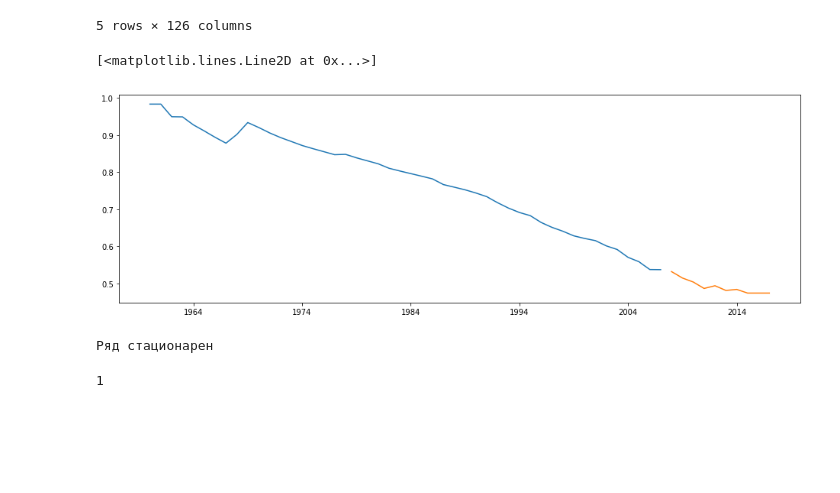
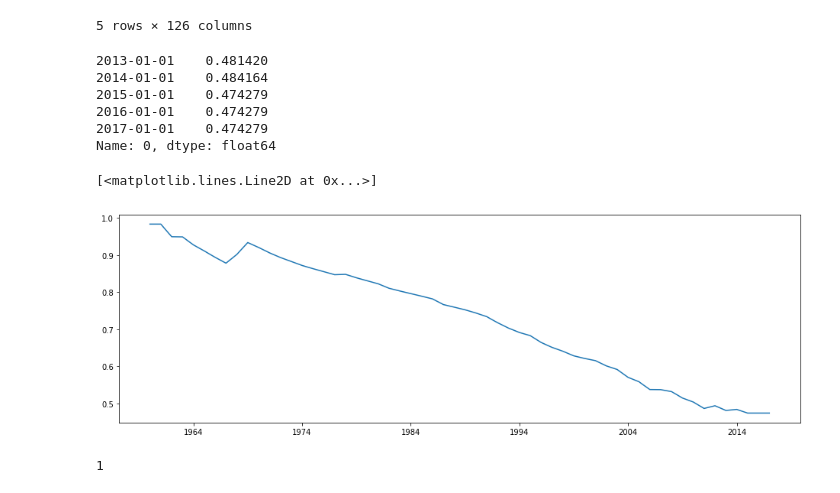
Before and after one commit to dovvakkin/demographic_curve, a Jupyter notebook: some_filter_work/try_arima.ipynb, the cells around one changed output. Saved outputs shown, nothing was run; the diff lists cells and outputs as text; code cells hidden in the pictures; blank space fills up the shorter version.

```diff
--- a/some_filter_work/try_arima.ipynb
+++ b/some_filter_work/try_arima.ipynb
@@ -24,23 +24,23 @@ data.tail()
 # %%
 data.index = pd.to_datetime(data.index)
 s = data[0].astype(float).interpolate(limit_direction='both')
-train = s[:-10]
-test = s[-10:]
+# train = s[:-10]
+# test = s[-10:]
+train = s
+s.tail()
+# %% [output]
+2013-01-01    0.481420
+2014-01-01    0.484164
+2015-01-01    0.474279
+2016-01-01    0.474279
+2017-01-01    0.474279
+Name: 0, dtype: float64
 # %%
 plt.plot(train)
-plt.plot(test)
+# plt.plot(test)
 # %% [output]
 [<matplotlib.lines.Line2D at 0x...>]
-[figure, old version]
+[figure, new version]
-# %%
-# Тест Дикки-Фуллера
-adf = sm.tsa.adfuller(train.diff().interpolate(limit_direction='both'))
-if adf[0] > adf[4]['5%']:
-    print('Ряд не стационарен')
-else:
-    print('Ряд стационарен')
-# %% [output]
-Ряд стационарен
 # %%
 def find_d(dat, k=0):
     adf = sm.tsa.adfuller(dat)
```
Also changed, not shown: parts of 5 cells of this notebook, 1 other file.
